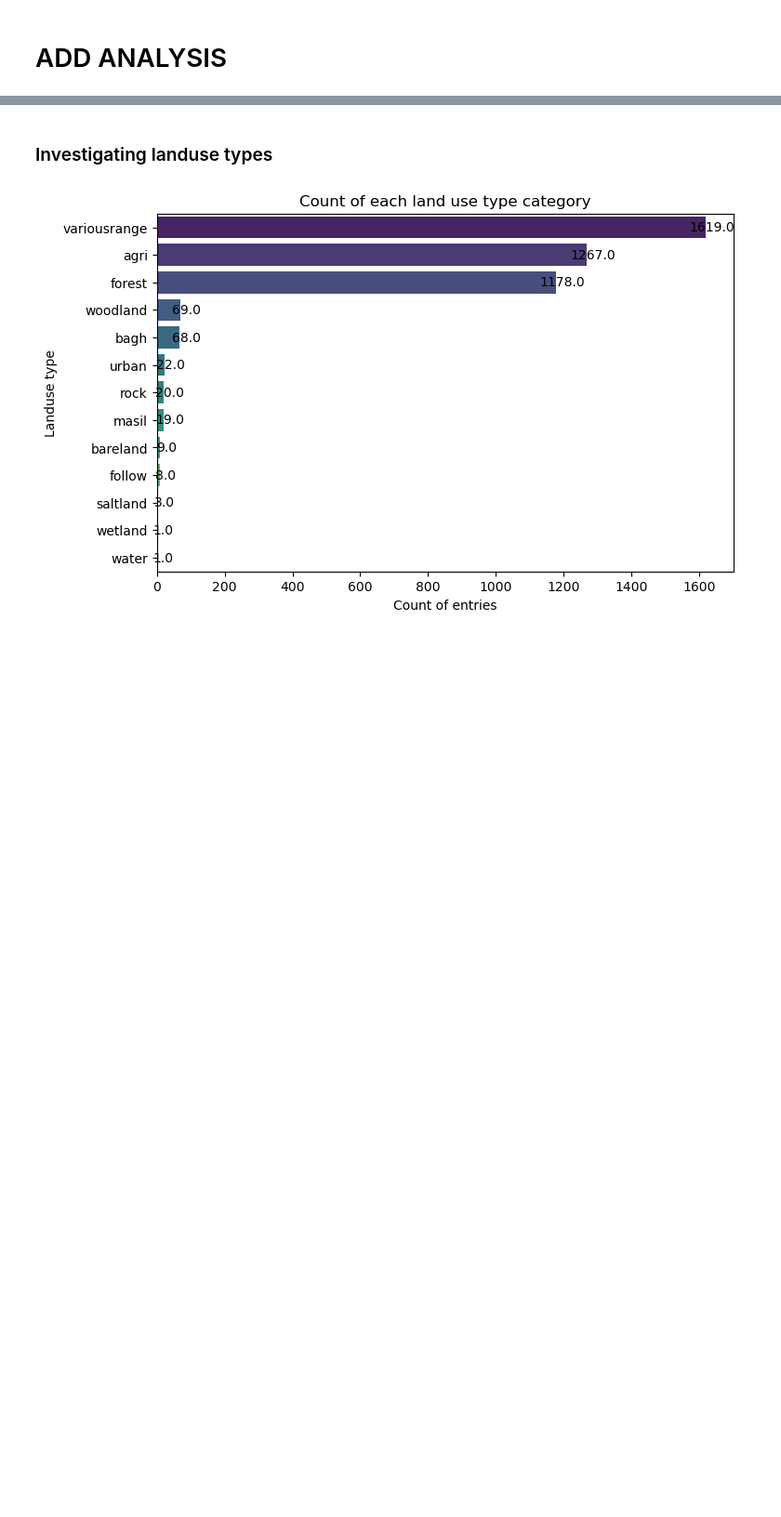
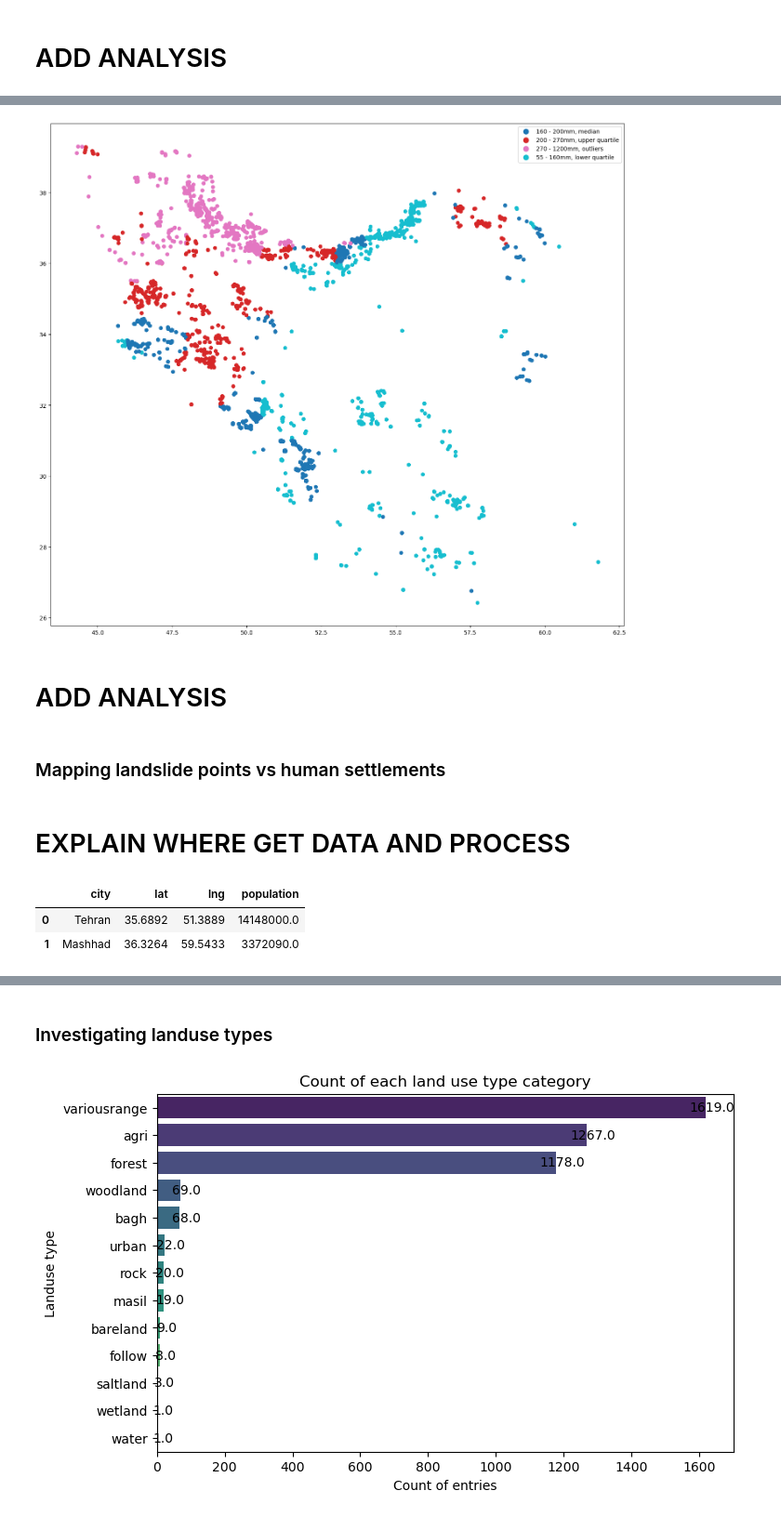
Before and after one commit to MiekeSpaans/MS_Capstone_Project_2401FTDS, a Jupyter notebook: QCTO-Capstone-Project.ipynb, the cells around one changed output, grey strips where cells are left out. Shown at 93% size. Saved outputs shown, nothing was run; the diff lists cells and outputs as text; code cells hidden in the pictures; blank space fills up the shorter version.

```diff
--- a/QCTO-Capstone-Project.ipynb
+++ b/QCTO-Capstone-Project.ipynb
@@ -184,0 +237,34 @@ array(['EOas-ja', 'KEpd-gu', 'Mlmmi', 'MuPlaj', 'OMr', 'Plbk', 'Qft2',
+# %%
+def rainfall_categorise(x):
+    if x < 160:
+        return '55 - 160mm, lower quartile'
+    if x < 200:
+        return '160 - 200mm, median'
+    if x < 270:
+        return '200 - 270mm, upper quartile'
+    if x < 1200:
+        return '270 - 1200mm, outliers'
+
+gdf_rainfall = gdf[['AAP(mm)', 'geometry']].copy()
+gdf_rainfall['AAP(mm)_Category'] = gdf_rainfall['AAP(mm)'].apply(rainfall_categorise)
+gdf_rainfall.plot(column='AAP(mm)_Category',
+        cmap= 'tab10',
+        figsize=(18,16),
+        categorical=True,
+        legend=True)
+plt.show()
+# %% [output]
+[figure, added]
+# %% [markdown]
+# ADD ANALYSIS
+# %% [markdown]
+### Mapping landslide points vs human settlements
+# %% [markdown]
+# EXPLAIN WHERE GET DATA AND PROCESS
+# %%
+iran_cities = pd.read_csv('Iran_cities.csv')
+iran_cities.head(2)
+# %% [output]
+|  | city | lat | lng | population |
+| 0 | Tehran | 35.6892 | 51.3889 | 14148000.0 |
+| 1 | Mashhad | 36.3264 | 59.5433 | 3372090.0 |
```
Also changed, not shown: parts of 15 cells of this notebook, 1 other file.
